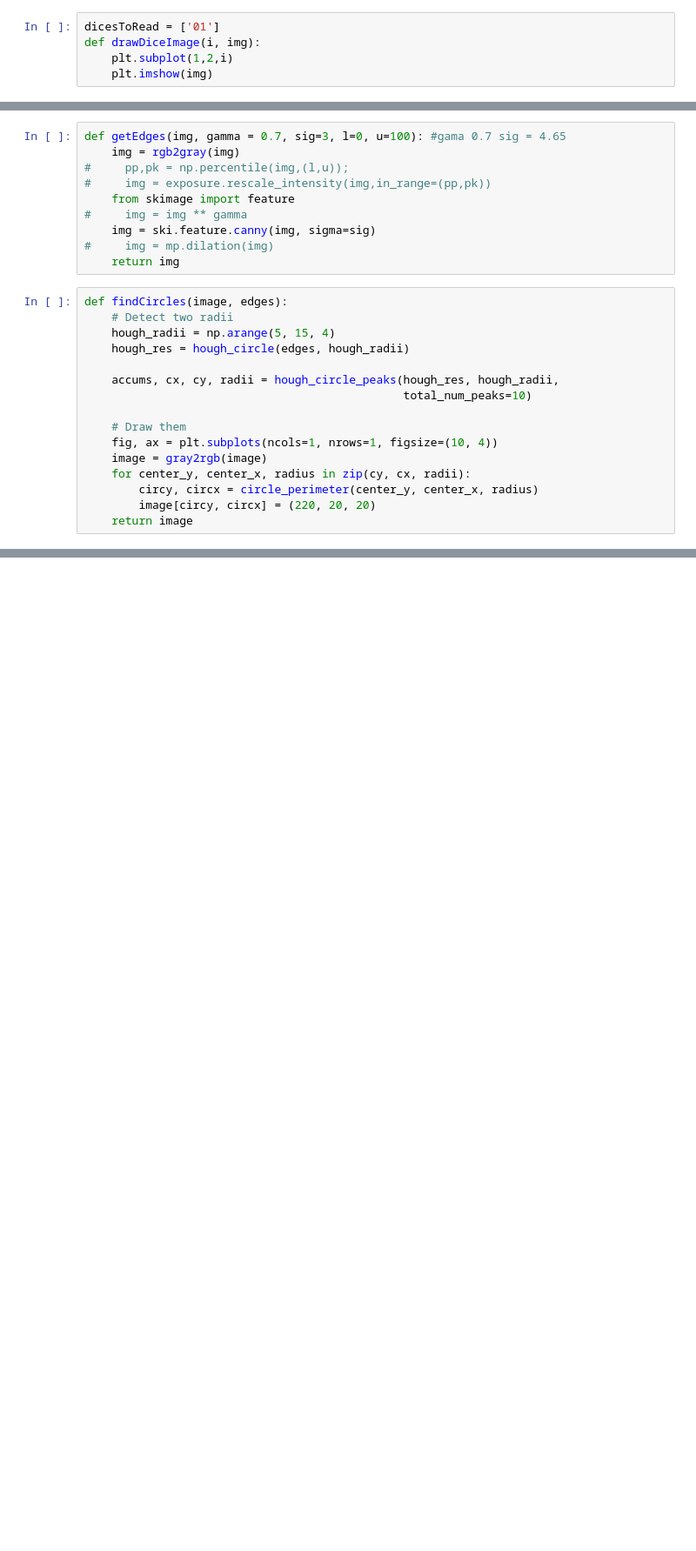
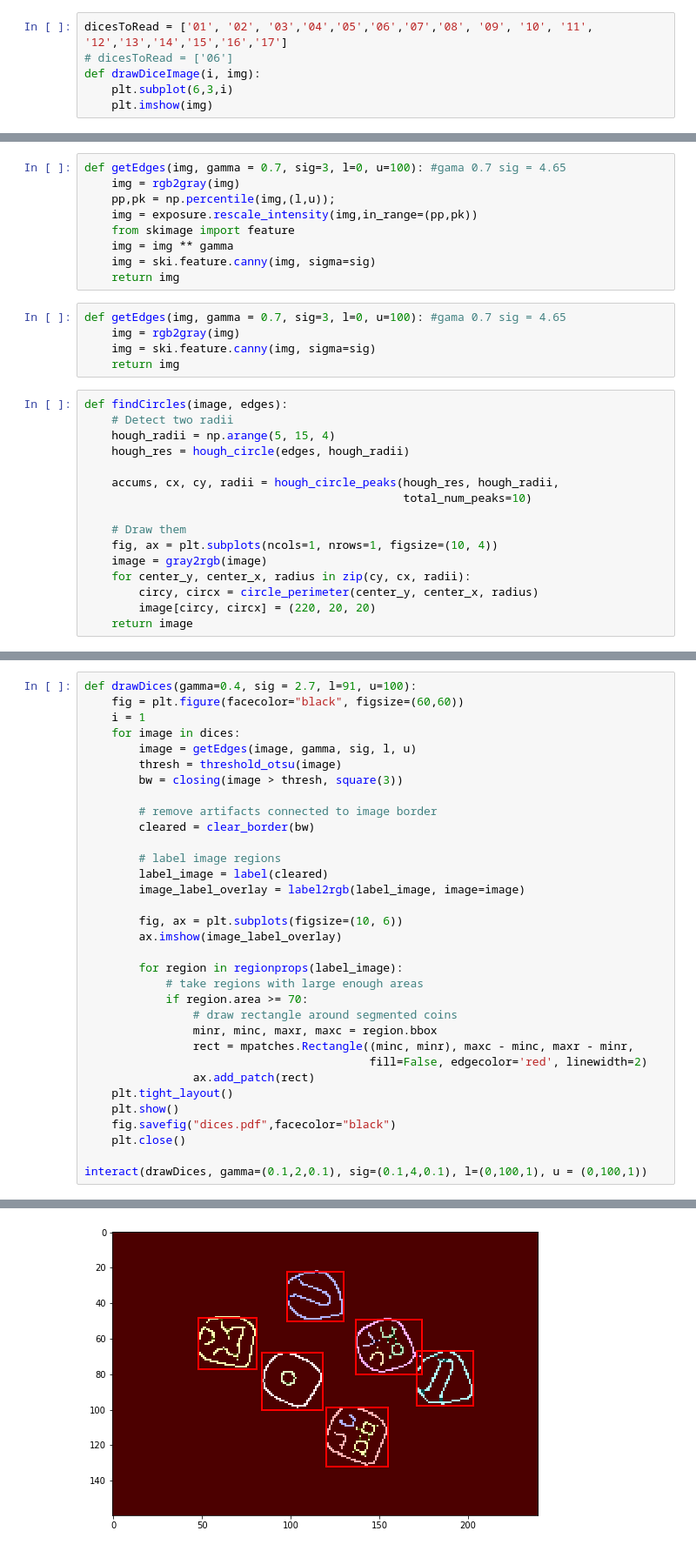
Before and after one commit to Azbesciak/DiceDetection, a Jupyter notebook: playground.ipynb, the cells around one changed output, grey strips where cells are left out. Shown at 87% size. Cells and saved outputs as stored; diff of their text form; blank space fills up the shorter version.

Commit message:
Add new images (remove useless), references files, experiments with rectangles detection first

```diff
--- a/playground.ipynb
+++ b/playground.ipynb
@@ -24,20 +36,25 @@ from skimage.draw import circle_perimeter
 # %%
-dicesToRead = ['01']
+dicesToRead = ['01', '02', '03','04','05','06','07','08', '09', '10', '11', '12','13','14','15','16','17']
+# dicesToRead = ['06']
 def drawDiceImage(i, img):
-    plt.subplot(1,2,i)
+    plt.subplot(6,3,i)
     plt.imshow(img)
 # %%
 dices = [io.imread('./dices/dice{0}.jpg'.format(i)) for i in dicesToRead]
 # %%
 def getEdges(img, gamma = 0.7, sig=3, l=0, u=100): #gama 0.7 sig = 4.65
     img = rgb2gray(img)
-#     pp,pk = np.percentile(img,(l,u));
-#     img = exposure.rescale_intensity(img,in_range=(pp,pk))
+    pp,pk = np.percentile(img,(l,u));
+    img = exposure.rescale_intensity(img,in_range=(pp,pk))
     from skimage import feature
-#     img = img ** gamma
+    img = img ** gamma
     img = ski.feature.canny(img, sigma=sig)
-#     img = mp.dilation(img)
     return img
+# %%
+def getEdges(img, gamma = 0.7, sig=3, l=0, u=100): #gama 0.7 sig = 4.65
+    img = rgb2gray(img)
+    img = ski.feature.canny(img, sigma=sig)
+    return img
 # %%
 def findCircles(image, edges):
     # Detect two radii
@@ -75,3 +109,37 @@ Failed to display Jupyter Widget of type interactive.
 If you're reading this message in Jupyter Notebook or JupyterLab, it may mean that the widgets JavaScript is still loading. If this message persists, it likely means that the widgets JavaScript librar ...
 If you're reading this message in another notebook frontend (for example, a static rendering on GitHub or NBViewer), it may mean that your frontend doesn't currently support widgets.
 <function __main__.drawDices>
+# %%
+def drawDices(gamma=0.4, sig = 2.7, l=91, u=100):
+    fig = plt.figure(facecolor="black", figsize=(60,60))
+    i = 1
+    for image in dices:
+        image = getEdges(image, gamma, sig, l, u)
+        thresh = threshold_otsu(image)
+        bw = closing(image > thresh, square(3))
+
+        # remove artifacts connected to image border
+        cleared = clear_border(bw)
+
+        # label image regions
+        label_image = label(cleared)
+        image_label_overlay = label2rgb(label_image, image=image)
+
+        fig, ax = plt.subplots(figsize=(10, 6))
+        ax.imshow(image_label_overlay)
+
+        for region in regionprops(label_image):
+            # take regions with large enough areas
+            if region.area >= 70:
+                # draw rectangle around segmented coins
+                minr, minc, maxr, maxc = region.bbox
+                rect = mpatches.Rectangle((minc, minr), maxc - minc, maxr - minr,
+                                          fill=False, edgecolor='red', linewidth=2)
+                ax.add_patch(rect)
+    plt.tight_layout()
+    plt.show()
+    fig.savefig("dices.pdf",facecolor="black")
+    plt.close()
+
+interact(drawDices, gamma=(0.1,2,0.1), sig=(0.1,4,0.1), l=(0,100,1), u = (0,100,1))
+# %% [output]
@@ -77,0 +151 @@ If you're reading this message in another notebook frontend (for example, a stat
+[figure, added]
```
Also changed, not shown: parts of 4 cells of this notebook, 15 other files.
